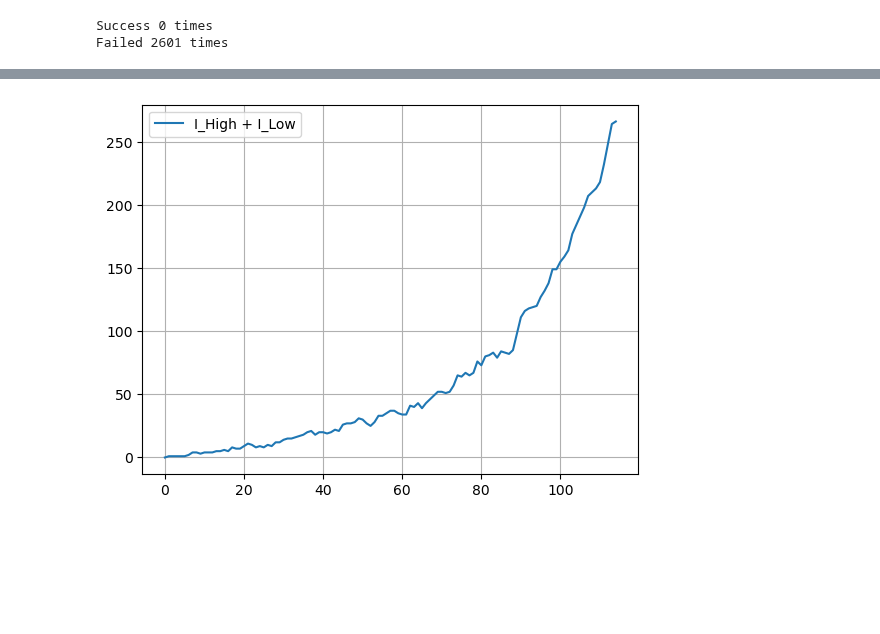
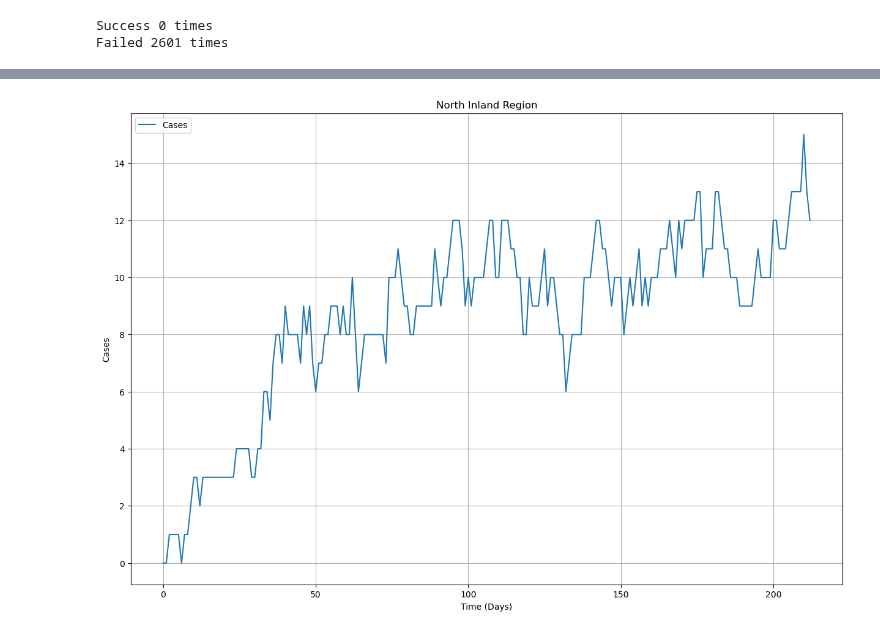
Before and after one commit to kazi0302/COVID-19-Modeling-and-Parameter-Fitting, a Jupyter notebook: Monte Carlo Simulation/MC_simulator.ipynb, the cells around one changed output, grey strips where cells are left out. Drawn from its saved outputs; the diff is of its cells as text; code cells hidden in the pictures; blank space fills up the shorter version.

```diff
--- a/Monte Carlo Simulation/MC_simulator.ipynb
+++ b/Monte Carlo Simulation/MC_simulator.ipynb
@@ -927,6 +906,34 @@ ax5.grid()
-# %%
-plt.plot(time[:-100], central_high_v1['I'][central_lsqs_min.index[0]][:-100], label='I_High + I_Low')
-plt.legend()
-plt.grid()
-# %% [output]
-[figure, removed]
+# %%
+def plot_and_save(data_set, indexer, title):
+
+    '''
+    This function plots the simulated cases and saves the plot as a png file.
+    -------------------------------------------------------------------------
+    Input:
+        data_set: the data set that contains the simulated cases
+        indexer: the data frame that contains the index of the row with the minimum sum of the squared difference
+        title: the title of the plot
+
+    Output:
+        None -> A png file of the plot saved to the working directory
+
+    '''
+
+    import matplotlib.pyplot as plt
+
+    time = pd.DataFrame(np.linspace(0, 214, 215))
+
+    plt.rcParams['figure.figsize'] = [15, 10]
+    plt.plot(time[:-2], data_set['I'][indexer.index[0]][:-2], label='Cases')
+    plt.legend(loc = 'upper left')
+    plt.title(title+' Region')
+    plt.xlabel('Time (Days)')
+    plt.ylabel('Cases')
+    plt.grid()
+    plt.show()
+
+    plt.savefig(title+'_Region.png')
+# %%
+df_regions = [central_high_v1, east_high_v1, north_central_high_v1, north_coastal_high_v1, north_inland_high_v1, south_high_v1]
+df_regions_lsqs_min = [central_lsqs_min, east_lsqs_min, north_central_lsqs_min, north_coastal_lsqs_min, north_inland_lsqs_min, south_lsqs_min]
+df_regions_title = ['Central', 'East', 'North Central', 'North Coastal', 'North Inland', 'South']
@@ -932,0 +948,4 @@ plt.grid()
+# %%
+plot_and_save(df_regions[4], df_regions_lsqs_min[4], df_regions_title[4])
+# %% [output]
+[figure, added]
```
Also changed, not shown: parts of 28 cells of this notebook, 15 other files.
